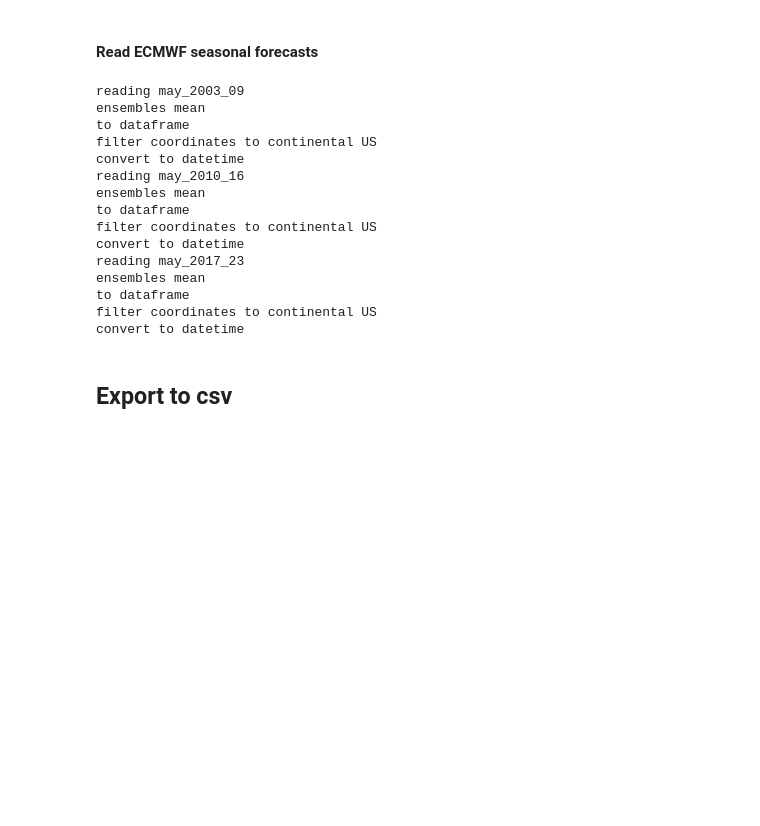
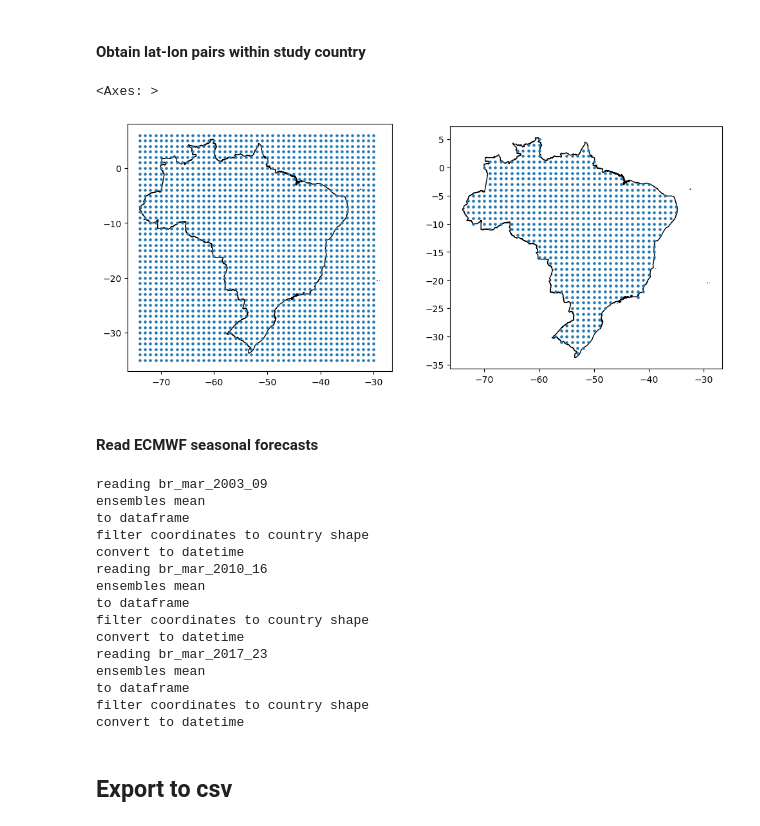
Before and after one commit to ellaampy/seasonal-yield-forecast, a Jupyter notebook: data_preparation/2_ecmwf_grib_to_csv.ipynb, the cells around one changed output. Drawn from its saved outputs; the diff is of its cells as text; code cells hidden in the pictures; blank space fills up the shorter version.

Commit message:
updates on ecmwf preprocessing

```diff
--- a/data_preparation/2_ecmwf_grib_to_csv.ipynb
+++ b/data_preparation/2_ecmwf_grib_to_csv.ipynb
@@ -6,5 +9,52 @@ import geopandas as gpd
 
 %load_ext autoreload
 %autoreload 2
+# %%
+month = "mar"
+country = "BR" # US or BR
+
+shapefile_path = ""
+if country == "US":
+    shapefile_path = '../data/shapefiles/US/tl_2023_us_county/tl_2023_us_county.shp'
+elif country == "BR":
+    shapefile_path = '../data/shapefiles/BR/bra_admbnda_adm2_ibge_2020.shp'
+# %% [markdown]
+#### Obtain lat-lon pairs within study country
+# %%
+country_gpd = gpd.read_file(shapefile_path, crs="EPSG:4326")
+if country == "US":
+    country_gpd = country_gpd.cx[-66:-125, 24:50].reset_index(drop=True)
+    country_gpd_shape = country_gpd.dissolve().to_crs("EPSG:4326")
+else:
+    country_gpd_shape = country_gpd.dissolve().set_crs("EPSG:4326")
+
+# Define the latitude and longitude ranges
+country_bounds = country_gpd_shape.bounds.values.flatten().astype(int)
+latitudes = range(country_bounds[1]-2, country_bounds[3]+2, 1)
+longitudes = range(country_bounds[2]-2, country_bounds[0]-2, -1)
+
+# Generate all possible combinations of lat-lon pairs
+coordinates = list(itertools.product(latitudes, longitudes))
+
+# Create a GeoDataFrame with point geometries
+geometry = gpd.points_from_xy([lon for lat, lon in coordinates], [lat for lat, lon in coordinates])
+ecmwf_grid = gpd.GeoDataFrame(geometry=geometry, crs="EPSG:4326")
+
+# Filter ECMWF grid cells by country shape
+ecmwf_grid_filtered = ecmwf_grid.sjoin(country_gpd_shape, how="inner")
+filtered_coords = pd.DataFrame(data=[ecmwf_grid_filtered.geometry.x.values, ecmwf_grid_filtered.geometry.y.values]).transpose().rename(columns={0: "longitude", 1: "latitude"})
+
+# Plot
+fig, axs = plt.subplots(1, 2, figsize=(12, 5))
+axs = axs.ravel()
+
+country_gpd_shape.plot(ax=axs[0], color='white', edgecolor='black')
+ecmwf_grid.plot(ax=axs[0], markersize=5)
+
+country_gpd_shape.plot(ax=axs[1], color='white', edgecolor='black')
+ecmwf_grid_filtered.plot(ax=axs[1], markersize=5)
+# %% [output]
+<Axes: >
+[figure, added]
 # %% [markdown]
 #### Read ECMWF seasonal forecasts
@@ -14,15 +61,14 @@ country = "USA" # USA or BRAZIL
 # %%
-filtered_coords = pd.read_csv("../data/ecmwf_coords_in_us.csv")
 # read hindcasts
 list_hindcasts = []
-for filename in ["{}_2003_09".format(month), "{}_2010_16".format(month), "{}_2017_23".format(month)]:
+for filename in ["{}_{}_2003_09".format(country.lower(), month), "{}_{}_2010_16".format(country.lower(), month), "{}_{}_2017_23".format(country.lower(), month)]:
     print("reading {}".format(filename))
-    df = xr.open_dataset("../data/{}/ecmwf_grib/".format(country) + filename.lower() + ".grib")
+    df = xr.open_dataset("../data/ECMWF/{}/ecmwf_grib/".format(country) + filename.lower() + ".grib")
     print("ensembles mean") # Note: This is subject to change for probabilistic forecasting
     df = df.mean("number")
     print("to dataframe")
     df = df.to_dataframe().dropna().reset_index()
-    print("filter coordinates to continental US")
+    print("filter coordinates to country shape")
     df = df.merge(filtered_coords[["latitude", "longitude"]], on=["latitude", "longitude"], how="right")
     print("convert to datetime")
     df["valid_time"] = pd.to_datetime(df["valid_time"])
@@ -31,20 +77,20 @@ for filename in ["{}_2003_09".format(month), "{}_2010_16".format(month), "{}_201
 
 ecmwf = pd.concat(list_hindcasts, ignore_index=True)
 # %% [output]
-reading may_2003_09
+reading br_mar_2003_09
 ensembles mean
 to dataframe
-filter coordinates to continental US
+filter coordinates to country shape
 convert to datetime
-reading may_2010_16
+reading br_mar_2010_16
 ensembles mean
 to dataframe
-filter coordinates to continental US
+filter coordinates to country shape
 convert to datetime
-reading may_2017_23
+reading br_mar_2017_23
 ensembles mean
 to dataframe
-filter coordinates to continental US
+filter coordinates to country shape
 convert to datetime
 # %% [markdown]
 ## Export to csv
```
Also changed, not shown: parts of 4 cells of this notebook, 3 other files.
